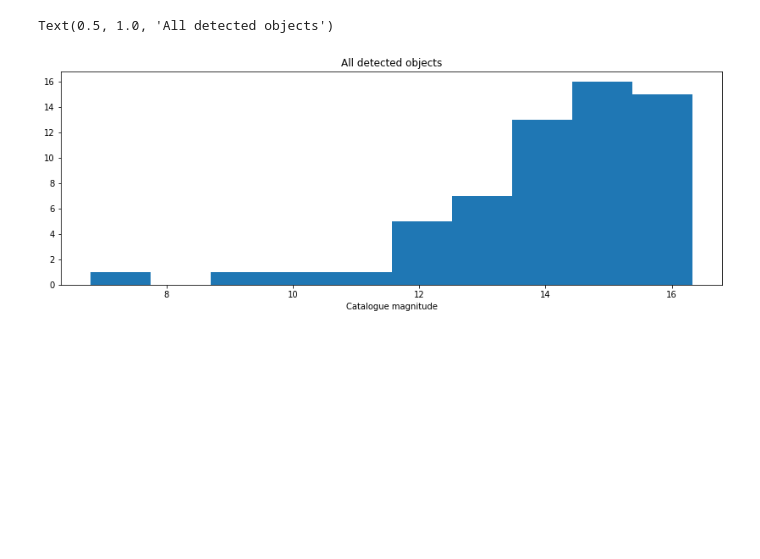
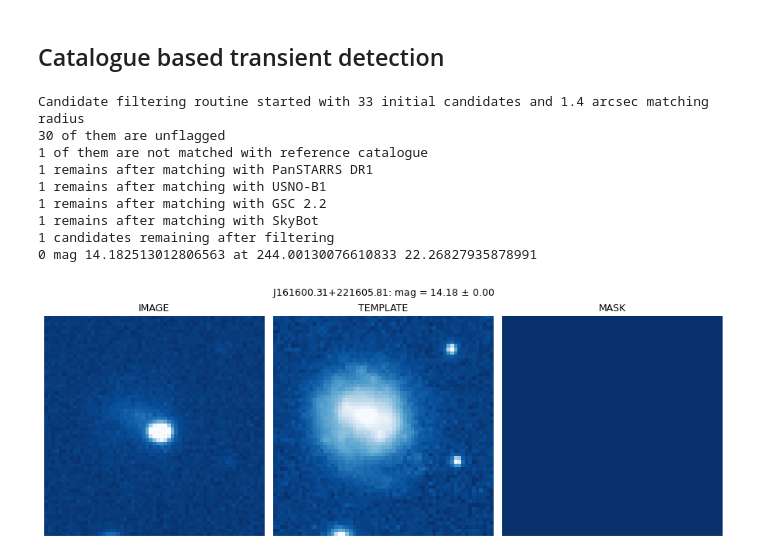
Before and after one commit to karpov-sv/stdpipe, a Jupyter notebook: notebooks/simple_pipeline.ipynb, the cells around one changed output. Cells and saved outputs as stored; diff of their text form; code cells hidden in the pictures; blank space fills up the shorter version.

```diff
--- a/notebooks/simple_pipeline.ipynb
+++ b/notebooks/simple_pipeline.ipynb
@@ -174,8 +126,25 @@ plots.plot_photometric_match(m, mode='color')
-# %%
-plt.subplot(211)
-plt.hist(obj['mag_calib']);
-plt.xlabel('Catalogue magnitude')
-plt.title('All detected objects')
-# %% [output]
-Text(0.5, 1.0, 'All detected objects')
-[figure, removed]
+# %% [markdown]
+## Catalogue based transient detection
+# %%
+# Filter out catalogue objects
+candidates = pipeline.filter_transient_candidates(obj, cat=cat, pixscale=pixscale, time=time, verbose=True)
+
+# Display cutouts
+for i,cand in enumerate(candidates):
+    print(i, 'mag', cand['mag_calib'], 'at', cand['ra'], cand['dec'])
+    cutout = cutouts.get_cutout(image, cand, 30, mask=mask, header=header, filename=filename)
+    cutout['template'] = templates.get_hips_image('PanSTARRS/DR1/r', header=cutout['header'])[0]
+
+    plots.plot_cutout(cutout, asinh=True)
+    plt.show()
+# %% [output]
+Candidate filtering routine started with 33 initial candidates and 1.4 arcsec matching radius
+30 of them are unflagged
+1 of them are not matched with reference catalogue
+1 remains after matching with PanSTARRS DR1
+1 remains after matching with USNO-B1
+1 remains after matching with GSC 2.2
+1 remains after matching with SkyBot
+1 candidates remaining after filtering
+0 mag 14.182513012806563 at 244.00130076610833 22.26827935878991
+[figure, added]
```
Also changed, not shown: parts of 26 cells of this notebook, 1 other file.
